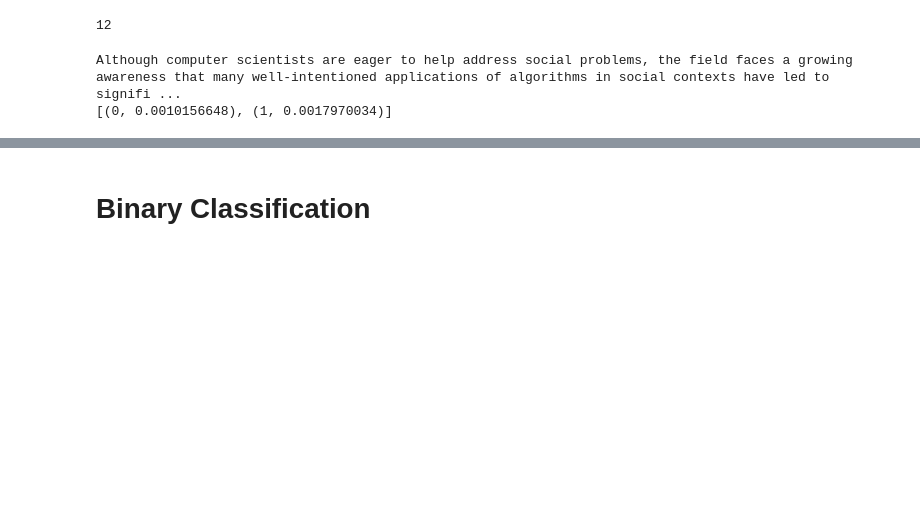
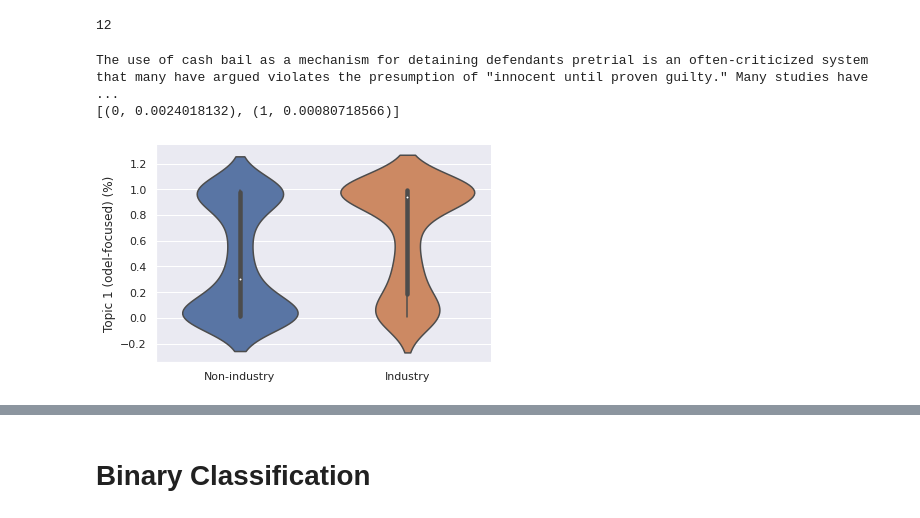
Before and after one commit to aishwarya-rm/cos524_project, a Jupyter notebook: topic_modeling.ipynb, the cells around one changed output, grey strips where cells are left out. Cells and saved outputs as stored; diff of their text form; code cells hidden in the pictures; blank space fills up the shorter version.

```diff
--- a/topic_modeling.ipynb
+++ b/topic_modeling.ipynb
@@ -213,22 +213,24 @@ for i in range(len(industry_docs)):
     industry_pts.append(generate_point(topic_dist))
     labels.append("Industry")
 # %%
-print(academia[10])
-acad_pts[10]
+print(academia[5])
+acad_pts[5]
 token_id = full_dict.token2id['context']
 print(lda_models[2].get_term_topics(token_id, minimum_probability=0))
 # %% [output]
-Although computer scientists are eager to help address social problems, the field faces a growing awareness that many well-intentioned applications of algorithms in social contexts have led to signifi ...
-[(0, 0.0010156648), (1, 0.0017970034)]
+The use of cash bail as a mechanism for detaining defendants pretrial is an often-criticized system that many have argued violates the presumption of "innocent until proven guilty." Many studies have  ...
+[(0, 0.0024018132), (1, 0.00080718566)]
 # %%
-# restrict to topic 1
-topic_1 = np.array(acad_pts + industry_pts)[:, 0]
+# restrict to topic 2
+topic_1 = np.array(acad_pts + industry_pts)[:, 1]
 
 ax = sns.violinplot(x=labels, y=topic_1)
-ax.set(ylabel="Topic 1 (%)")
+ax.set(ylabel="Topic 1 (odel-focused) (%)")
 sns.despine()
 fig = ax.get_figure()
 fig.savefig("figures/industry_topic.png")
+# %% [output]
+[figure, added]
 # %%
 # # Academia
 # ldamodel = LdaModel(academia_term_matrix, num_topics=3, id2word=academia_dict, passes=50)
```
Also changed, not shown: parts of 12 cells of this notebook, 12 other files.
